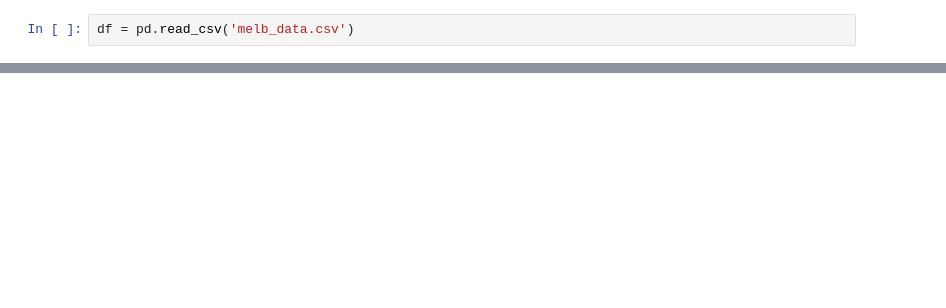
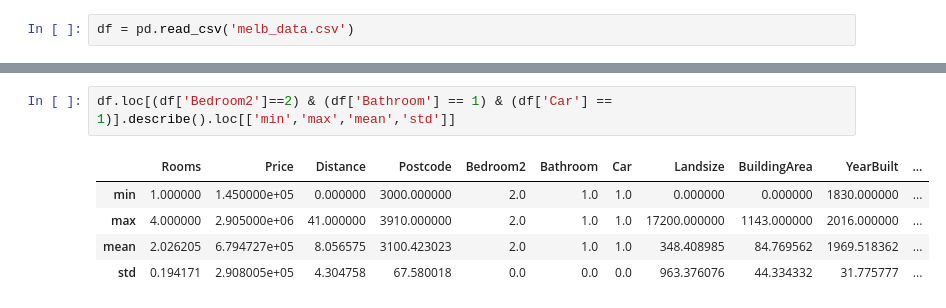
Before and after one commit to wutpppppppppppppppppp/code, a Jupyter notebook: exam1/revise2.ipynb, the cells around one changed output, grey strips where cells are left out. Drawn from its saved outputs; the diff is of its cells as text; blank space fills up the shorter version.

```diff
--- a/exam1/revise2.ipynb
+++ b/exam1/revise2.ipynb
@@ -17,0 +52,8 @@ df = pd.read_csv('melb_data.csv')
+# %%
+df.loc[(df['Bedroom2']==2) & (df['Bathroom'] == 1) & (df['Car'] == 1)].describe().loc[['min','max','mean','std']]
+# %% [output]
+|  | Rooms | Price | Distance | Postcode | Bedroom2 | Bathroom | Car | Landsize | BuildingArea | YearBuilt | ... |
+| min | 1.000000 | 1.450000e+05 | 0.000000 | 3000.000000 | 2.0 | 1.0 | 1.0 | 0.000000 | 0.000000 | 1830.000000 | ... |
+| max | 4.000000 | 2.905000e+06 | 41.000000 | 3910.000000 | 2.0 | 1.0 | 1.0 | 17200.000000 | 1143.000000 | 2016.000000 | ... |
+| mean | 2.026205 | 6.794727e+05 | 8.056575 | 3100.423023 | 2.0 | 1.0 | 1.0 | 348.408985 | 84.769562 | 1969.518362 | ... |
+| std | 0.194171 | 2.908005e+05 | 4.304758 | 67.580018 | 0.0 | 0.0 | 0.0 | 963.376076 | 44.334332 | 31.775777 | ... |
```
Also changed, not shown: parts of 13 cells of this notebook.
